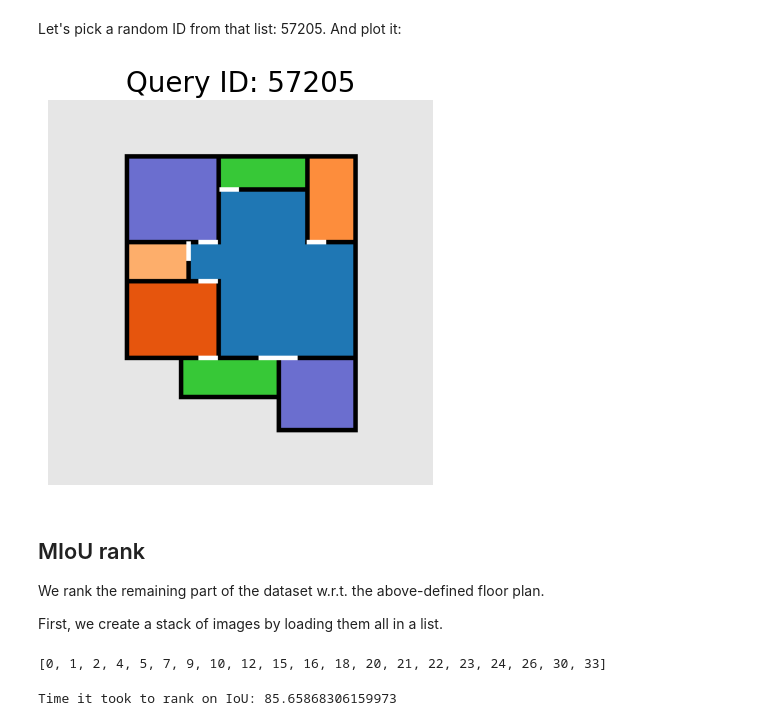
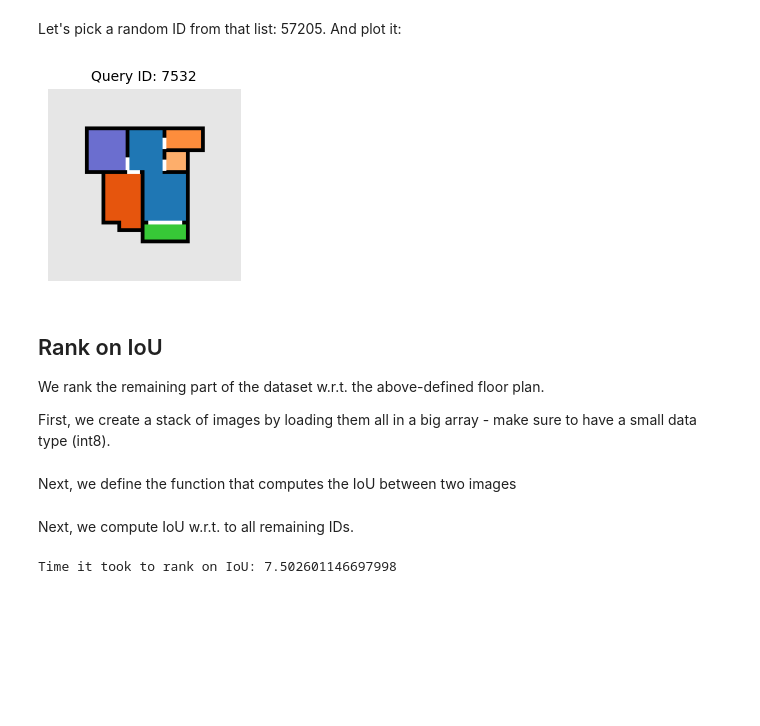
Before and after one commit to caspervanengelenburg/ssig, a Jupyter notebook: nb_ranking.ipynb, the cells around one changed output. Cells and saved outputs as stored; diff of their text form; code cells hidden in the pictures; blank space fills up the shorter version.

```diff
--- a/nb_ranking.ipynb
+++ b/nb_ranking.ipynb
@@ -26,22 +31,20 @@ Let's pick a random ID from that list: 57205. And plot it:
 # %%
 from utils import load_image_rplan, colorize_floorplan
 from constants import CLASSES, CMAP_ROOMTYPE
 from plot import set_figure
 
 # set up figure
-fs = 5  # figure size
-n = 5  # number of columns (same as rows)
+fs = 2.5  # figure size
 _, ax = set_figure(nc=1, nr=1, fs=fs, fs_title=4)  # sets the figure
 
-id_q = 57205
+id_q = 7532
 
 # load and colorize floor plan image
 img_q = load_image_rplan(id_q, DATA_PATH)
-img = colorize_floorplan(img_q, CLASSES, CMAP_ROOMTYPE)
 
 # plot image
-ax.imshow(img)
+ax.imshow(colorize_floorplan(img_q, CLASSES, CMAP_ROOMTYPE))
 ax.set_title(f'Query ID: {id_q}')
 _ = ax.axis('off')
 # %% [output]
-[figure, old version]
+[figure, new version]
@@ -96,23 +51,6 @@ def compute_iou(img_q, img_k, classes=np.arange(0, 12)):
 # %% [markdown]
-## MIoU rank
+## Rank on IoU
 
 We rank the remaining part of the dataset w.r.t. the above-defined floor plan.
 
-First, we create a stack of images by loading them all in a list.
+First, we create a stack of images by loading them all in a big array - make sure to have a small data type (int8).
-# %%
-import torch
-from tqdm.auto import tqdm
-
-# set query image to pytorch tensor
-img_q = torch.tensor(img_q)
-
-# sort ID list
-ids = sorted(ids)
-print(ids[:20])
-
-# create image list
-imgs = []
-for id in tqdm(ids):
-    imgs.append(load_image_rplan(id, DATA_PATH))
-# %% [output]
-[0, 1, 2, 4, 5, 7, 9, 10, 12, 15, 16, 18, 20, 21, 22, 23, 24, 26, 30, 33]
@@ -118,0 +69,2 @@ for id in tqdm(ids):
+# %% [markdown]
+Next, we define the function that computes the IoU between two images
@@ -119,27 +95,18 @@ for id in tqdm(ids):
+# %% [markdown]
+Next, we compute IoU w.r.t. to all remaining IDs.
 # %%
 import numpy as np
 import time
 
-from metrics import mean_iou
-
-# set classes to 12 (do not include background)
-CLASSES = np.arange(0, 12)
-
-# initialie iou list
-ious = []
+# initialie iou array
+ious = np.zeros(len(ids))
 
 start = time.time()  # keep time
 for i, id in tqdm(enumerate(ids), total=len(ids)):
-
-    # iou_torch = mean_iou(torch.tensor(img_q), torch.tensor(imgs[i]), classes=CLASSES)
-    ious.append(compute_iou(img_q, imgs[i], classes=CLASSES))
-
-    # compute IoU and append to list
-    # print(iou_torch, iou_numpy)
-
-    # if i == 20: break
+    # compute iou
+    ious[i] = iou_score(img_q, imgs[i])
 
 # print execution time to rank on IoU
 print(f'Time it took to rank on IoU: {time.time() - start}')
 # %% [output]
-Time it took to rank on IoU: 85.65868306159973
+Time it took to rank on IoU: 7.502601146697998
```
Also changed, not shown: parts of 17 cells of this notebook.
